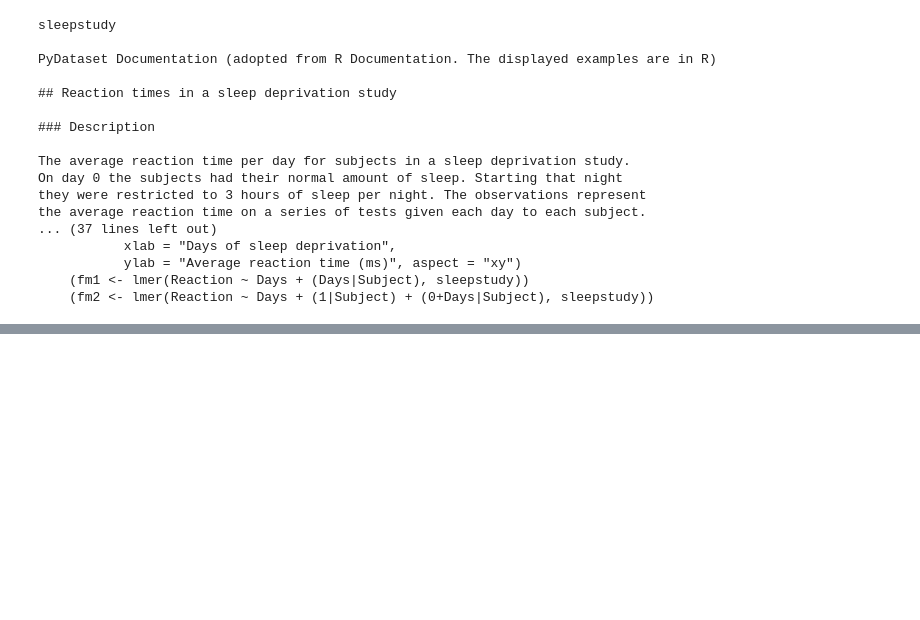
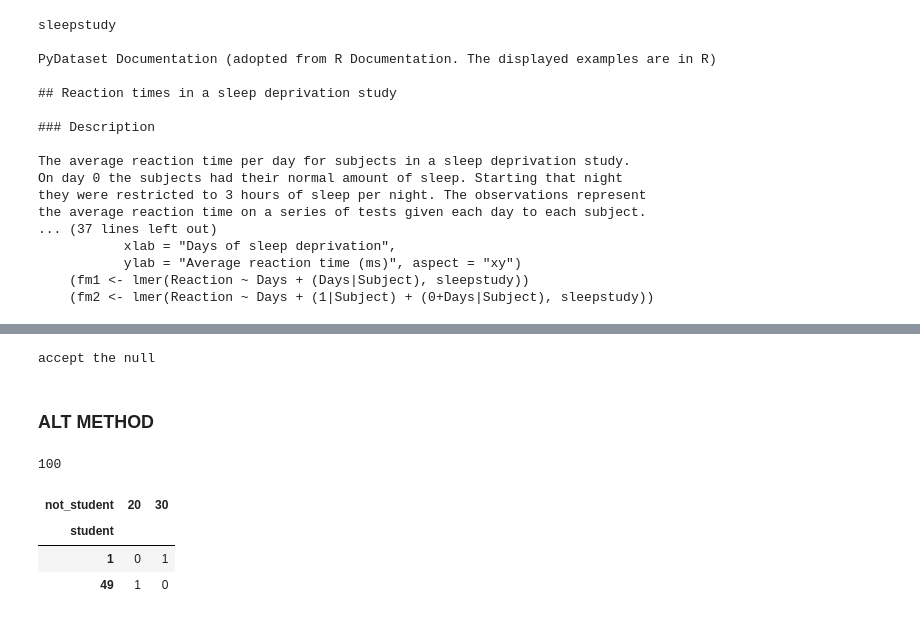
Before and after one commit to codyclonts/statistics-exercises, a Jupyter notebook: hypothesis_testing.ipynb, the cells around one changed output, grey strips where cells are left out. Drawn from its saved outputs; the diff is of its cells as text; code cells hidden in the pictures; blank space fills up the shorter version.

```diff
--- a/hypothesis_testing.ipynb
+++ b/hypothesis_testing.ipynb
@@ -449,0 +235,26 @@ accept the null
+# %%
+if p < alpha:
+    print("reject the null")
+else:
+    print("accept the null")
+# %% [output]
+accept the null
+# %% [markdown]
+### ALT METHOD
+# %%
+index = ['uses', 'no_use']
+columns = ['student','not_student']
+
+df = pd.DataFrame([[49, 20] , [1, 30]], index = index, columns = columns)
+n = df.values.sum()
+n
+# %% [output]
+100
+# %%
+observed = pd.crosstab(df.student, df.not_student)
+observed
+# %% [output]
+| not_student | 20 | 30 |
+| student |  |  |
+| 1 | 0 | 1 |
+| 49 | 1 | 0 |
```
Also changed, not shown: parts of 79 cells of this notebook.
